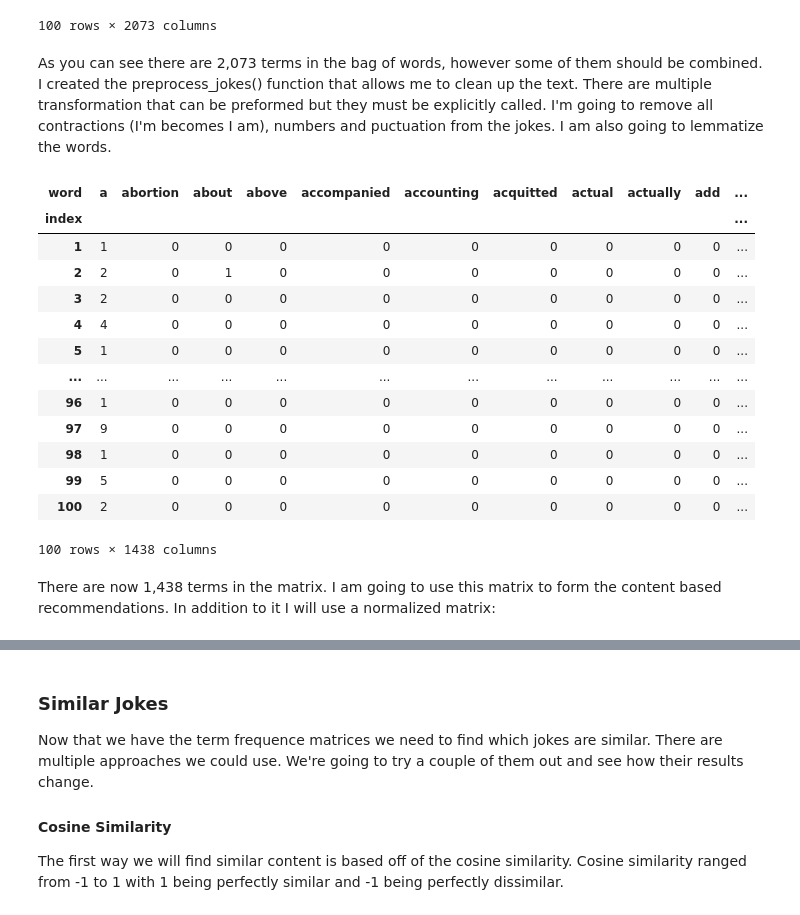
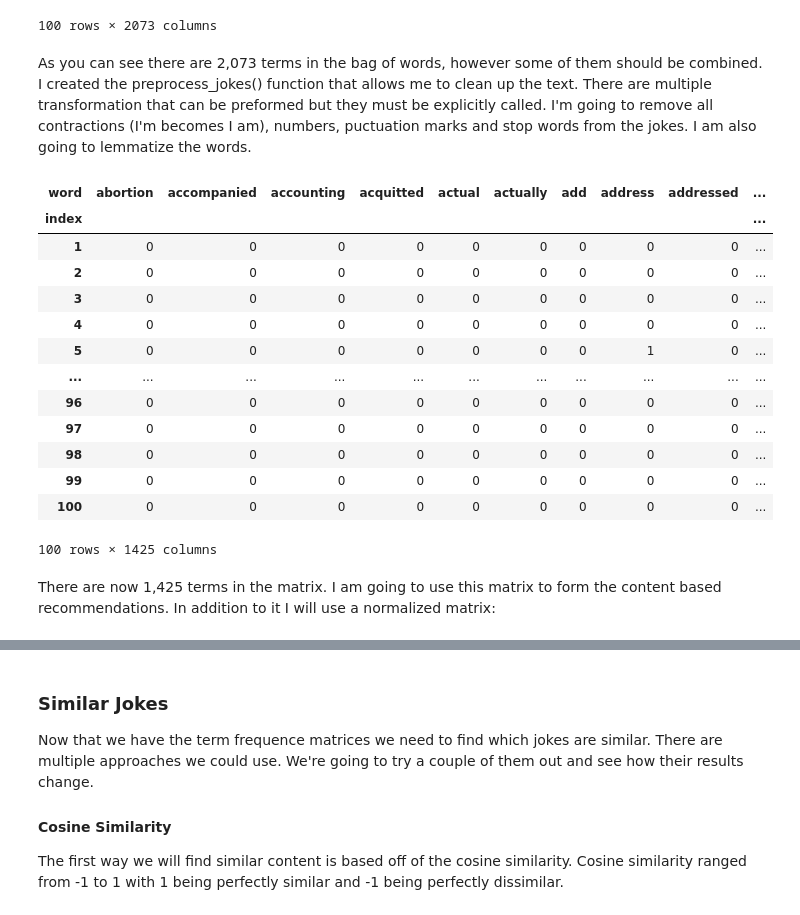
Before and after one commit to mikeasilva/CUNY-SPS, a Jupyter notebook: DATA612/Project 2.ipynb, the cells around one changed output, grey strips where cells are left out. Drawn from its saved outputs; the diff is of its cells as text; code cells hidden in the pictures.

Commit message:
More work on Project 2

```diff
--- a/DATA612/Project 2.ipynb
+++ b/DATA612/Project 2.ipynb
@@ -62,3 +66,13 @@ if not os.path.exists("jester-data-1.xls"):
+# %%
+if not os.path.exists("project_1_train_df.csv") or not os.path.exists("project_1_test_df.csv"):
+    df = pd.read_excel("jester-data-1.xls",  header=None, na_values = 99)
+    df = df.drop([0], axis=1)
+    train_df, test_df = data612.train_test_split(df)
+    train_df.to_csv("project_1_train_df.csv", index = False)
+    test_df.to_csv("project_1_test_df.csv", index = False)
+else:
+    train_df = pd.read_csv("project_1_train_df.csv")
+    test_df = pd.read_csv("project_1_test_df.csv")
 # %% [markdown]
 
 ## Content-Based Filtering
@@ -92,26 +241,26 @@ data612.bag_of_words(jokes)
 | 100 | 0 | 0 | 0 | 0 | 0 | 0 | 0 | 0 | 0 | 0 | ... | ... |
 100 rows × 2073 columns
 # %% [markdown]
-As you can see there are 2,073 terms in the bag of words, however some of them should be combined.  I created the preprocess_jokes() function that allows me to clean up the text.  There are multiple transformation that can be preformed but they must be explicitly called.  I'm going to remove all contractions (I'm becomes I am), numbers and puctuation from the jokes.  I am also going to lemmatize the words.
+As you can see there are 2,073 terms in the bag of words, however some of them should be combined.  I created the preprocess_jokes() function that allows me to clean up the text.  There are multiple transformation that can be preformed but they must be explicitly called.  I'm going to remove all contractions (I'm becomes I am), numbers, puctuation marks and stop words from the jokes.  I am also going to lemmatize the words.
 # %%
-preprocessed_jokes = data612.preprocess_jokes(jokes, remove_contractions = True, remove_numbers = True, remove_punctuation_marks = True, lemmatize_words = True)
+preprocessed_jokes = data612.preprocess_jokes(jokes, remove_contractions=True, remove_numbers=True, remove_punctuation_marks=True, remove_stop_words=True, lemmatize_words=True)
 term_frequency_matrix = data612.bag_of_words(preprocessed_jokes)
 term_frequency_matrix
 # %% [output]
-| word | a | abortion | about | above | accompanied | accounting | acquitted | actual | actually | add | ... |
-| index |  |  |  |  |  |  |  |  |  |  | ... |
-| 1 | 1 | 0 | 0 | 0 | 0 | 0 | 0 | 0 | 0 | 0 | ... |
-| 2 | 2 | 0 | 1 | 0 | 0 | 0 | 0 | 0 | 0 | 0 | ... |
-| 3 | 2 | 0 | 0 | 0 | 0 | 0 | 0 | 0 | 0 | 0 | ... |
-| 4 | 4 | 0 | 0 | 0 | 0 | 0 | 0 | 0 | 0 | 0 | ... |
-| 5 | 1 | 0 | 0 | 0 | 0 | 0 | 0 | 0 | 0 | 0 | ... |
-| ... | ... | ... | ... | ... | ... | ... | ... | ... | ... | ... | ... |
-| 96 | 1 | 0 | 0 | 0 | 0 | 0 | 0 | 0 | 0 | 0 | ... |
-| 97 | 9 | 0 | 0 | 0 | 0 | 0 | 0 | 0 | 0 | 0 | ... |
-| 98 | 1 | 0 | 0 | 0 | 0 | 0 | 0 | 0 | 0 | 0 | ... |
-| 99 | 5 | 0 | 0 | 0 | 0 | 0 | 0 | 0 | 0 | 0 | ... |
-| 100 | 2 | 0 | 0 | 0 | 0 | 0 | 0 | 0 | 0 | 0 | ... |
+| word | abortion | accompanied | accounting | acquitted | actual | actually | add | address | addressed | ... |
+| index |  |  |  |  |  |  |  |  |  | ... |
+| 1 | 0 | 0 | 0 | 0 | 0 | 0 | 0 | 0 | 0 | ... |
+| 2 | 0 | 0 | 0 | 0 | 0 | 0 | 0 | 0 | 0 | ... |
+| 3 | 0 | 0 | 0 | 0 | 0 | 0 | 0 | 0 | 0 | ... |
+| 4 | 0 | 0 | 0 | 0 | 0 | 0 | 0 | 0 | 0 | ... |
+| 5 | 0 | 0 | 0 | 0 | 0 | 0 | 0 | 1 | 0 | ... |
+| ... | ... | ... | ... | ... | ... | ... | ... | ... | ... | ... |
+| 96 | 0 | 0 | 0 | 0 | 0 | 0 | 0 | 0 | 0 | ... |
+| 97 | 0 | 0 | 0 | 0 | 0 | 0 | 0 | 0 | 0 | ... |
+| 98 | 0 | 0 | 0 | 0 | 0 | 0 | 0 | 0 | 0 | ... |
+| 99 | 0 | 0 | 0 | 0 | 0 | 0 | 0 | 0 | 0 | ... |
+| 100 | 0 | 0 | 0 | 0 | 0 | 0 | 0 | 0 | 0 | ... |
-100 rows × 1438 columns
+100 rows × 1425 columns
 # %% [markdown]
-There are now 1,438 terms in the matrix.  I am going to use this matrix to form the content based recommendations.  In addition to it I will use a normalized matrix:
+There are now 1,425 terms in the matrix.  I am going to use this matrix to form the content based recommendations.  In addition to it I will use a normalized matrix:
 # %%
```
Also changed, not shown: parts of 42 cells of this notebook, 1 other file.
